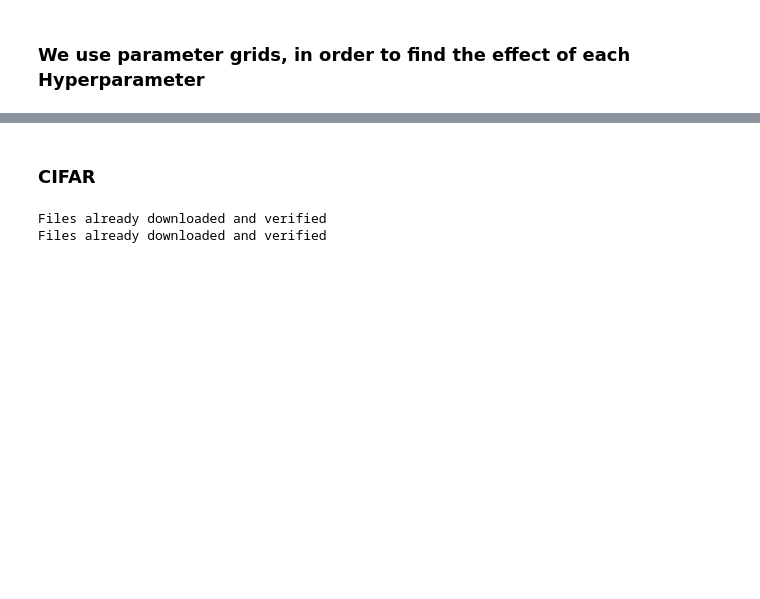
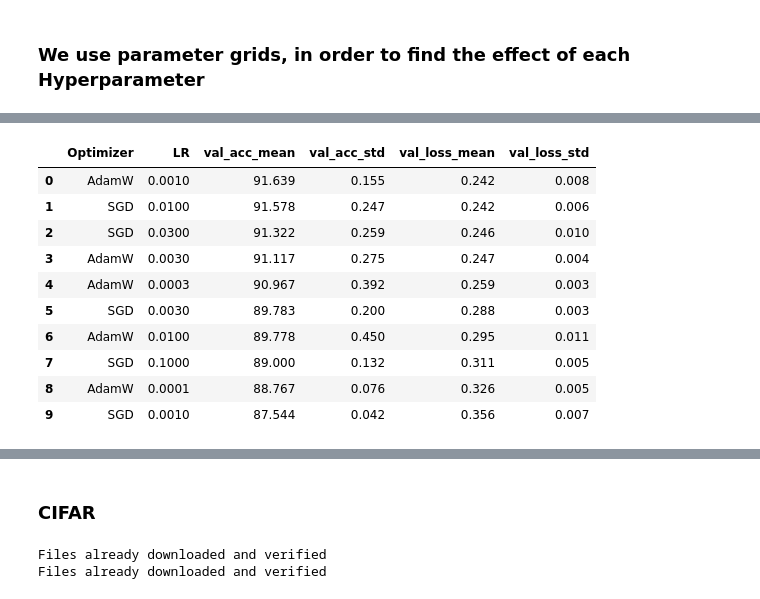
Before and after one commit to AlienaTheGiantDuck/ItDL_assignments, a Jupyter notebook: Assignment_1/Assignment_1.ipynb, the cells around one changed output, grey strips where cells are left out. Drawn from its saved outputs; the diff is of its cells as text; code cells hidden in the pictures; blank space fills up the shorter version.

Commit message:
Added multiple seed rounds to parameter search and initial findings/explanations.

```diff
--- a/Assignment_1/Assignment_1.ipynb
+++ b/Assignment_1/Assignment_1.ipynb
@@ -632,0 +641,61 @@ Testing -> Optimizer: AdamW | LR: 0.0001
+# %%
+base_params = {
+    "model_type": "CNN",
+    "in_channels": 1,
+    "image_size": 28,
+    "hidden_dims": [128, 64],
+    "activation": nn.ReLU,
+    "initialization": None,
+    "weight_decay": 0.0,
+    "dropout": 0.0,
+    "epochs": 15,
+    "batch_size": 64
+}
+
+lr_grid = {
+    "SGD":   [0.1, 0.03, 0.01, 0.003, 0.001],
+    "AdamW": [0.01, 0.003, 0.001, 0.0003, 0.0001],
+}
+seeds = [67, 68, 69]
+
+raw_results = []
+
+for opt, lrs in lr_grid.items():
+    for lr in lrs:
+        for seed in seeds:
+            print(f"Testing -> Optimizer: {opt} | LR: {lr} | Seed: {seed}")
+
+            current_params = base_params.copy()
+            current_params["learning_rate"] = lr
+            current_params["optimizer"] = opt
+            current_params["momentum"] = 0.9 if opt == "SGD" else 0.0
+
+            model, history, val_loss, val_acc, test_loss, test_acc = run_experiment(
+                current_params, plotting=False, seed=seed
+            )
+
+            raw_results.append({
+                "Optimizer": opt,
+                "LR": lr,
+                "Seed": seed,
+                "Val Loss": val_loss,
+                "Val Acc (%)": val_acc,
+                "Test Acc (%)": test_acc
+            })
+
+# One row per run
+raw_df = pd.DataFrame(raw_results)
+# raw_df.to_csv("stage1_cnn_lr_raw.csv", index=False) unhashtag if we wanna store these values.
+
+# One row per configuration: mean and standard deviation over the seeds
+summary_df = (raw_df.groupby(["Optimizer", "LR"])
+              .agg(val_acc_mean=("Val Acc (%)", "mean"),
+                   val_acc_std=("Val Acc (%)", "std"),
+                   val_loss_mean=("Val Loss", "mean"),
+                   val_loss_std=("Val Loss", "std"))
+              .round(3)
+              .sort_values("val_acc_mean", ascending=False)
+              .reset_index())
+display(summary_df)
+# summary_df.to_csv("stage1_cnn_lr_summary.csv", index=False) unhashtag if we wanna store these values.
+# %% [output]
@@ -632,0 +719,11 @@ Testing -> Optimizer: AdamW | LR: 0.0001
+|  | Optimizer | LR | val_acc_mean | val_acc_std | val_loss_mean | val_loss_std |
+| 0 | AdamW | 0.0010 | 91.639 | 0.155 | 0.242 | 0.008 |
+| 1 | SGD | 0.0100 | 91.578 | 0.247 | 0.242 | 0.006 |
+| 2 | SGD | 0.0300 | 91.322 | 0.259 | 0.246 | 0.010 |
+| 3 | AdamW | 0.0030 | 91.117 | 0.275 | 0.247 | 0.004 |
+| 4 | AdamW | 0.0003 | 90.967 | 0.392 | 0.259 | 0.003 |
+| 5 | SGD | 0.0030 | 89.783 | 0.200 | 0.288 | 0.003 |
+| 6 | AdamW | 0.0100 | 89.778 | 0.450 | 0.295 | 0.011 |
+| 7 | SGD | 0.1000 | 89.000 | 0.132 | 0.311 | 0.005 |
+| 8 | AdamW | 0.0001 | 88.767 | 0.076 | 0.326 | 0.005 |
+| 9 | SGD | 0.0010 | 87.544 | 0.042 | 0.356 | 0.007 |
```
Also changed, not shown: parts of 10 cells of this notebook.
